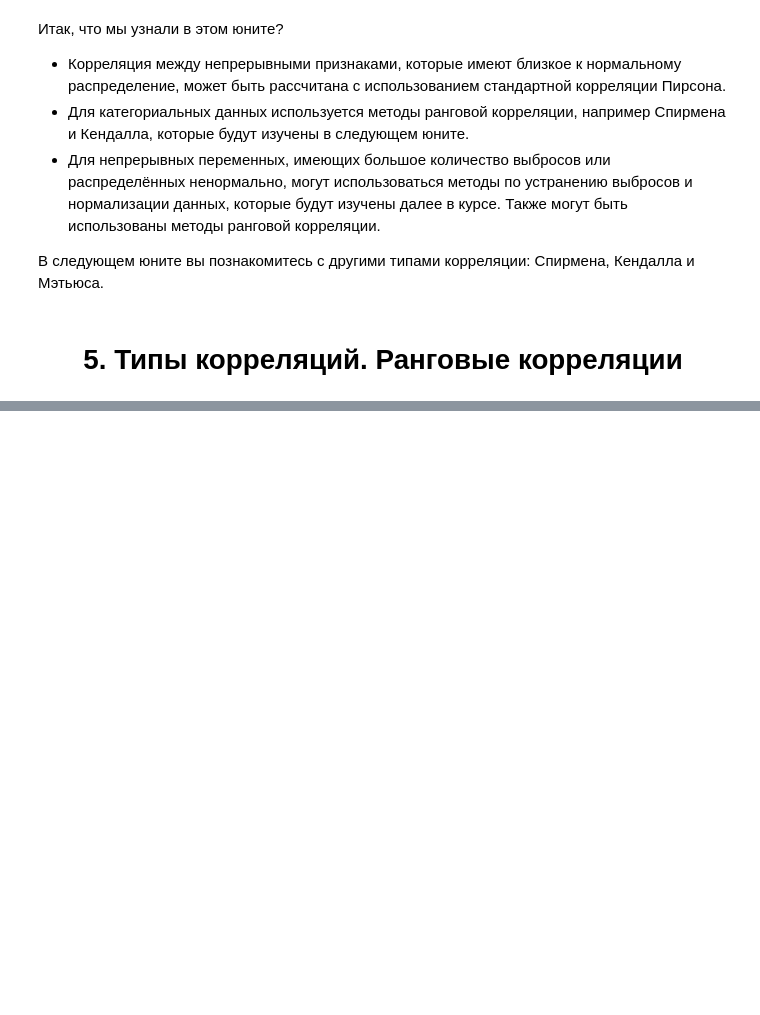
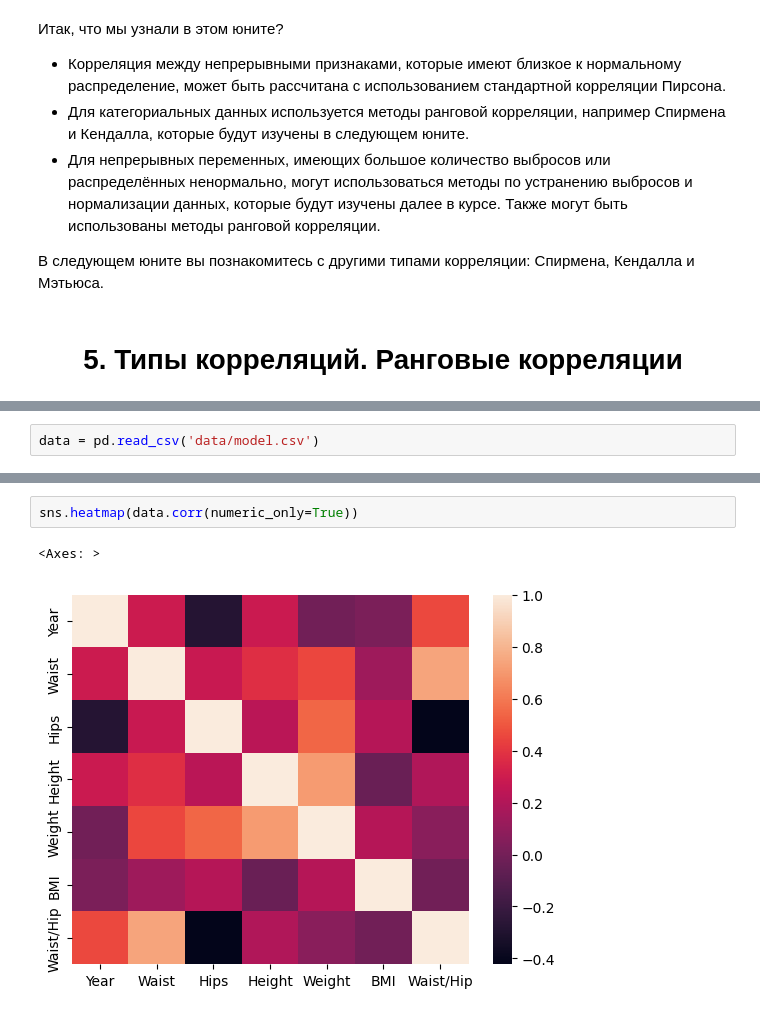
Before and after one commit to vokhmianin-da/sf_data_science, a Jupyter notebook: EDA-2. Математическая статистика в контексте EDA/Lesson.ipynb, the cells around one changed output, grey strips where cells are left out. Cells and saved outputs as stored; diff of their text form; blank space fills up the shorter version.

```diff
--- a/EDA-2. Математическая статистика в контексте EDA/Lesson.ipynb
+++ b/EDA-2. Математическая статистика в контексте EDA/Lesson.ipynb
@@ -407,0 +518,2 @@ plt.show() # просмотр графика
+# %%
+data = pd.read_csv('data/model.csv')
@@ -407,0 +554,5 @@ plt.show() # просмотр графика
+# %%
+sns.heatmap(data.corr(numeric_only=True))
+# %% [output]
+<Axes: >
+[figure, added]
```
Also changed, not shown: parts of 44 cells of this notebook, 4 other files.
